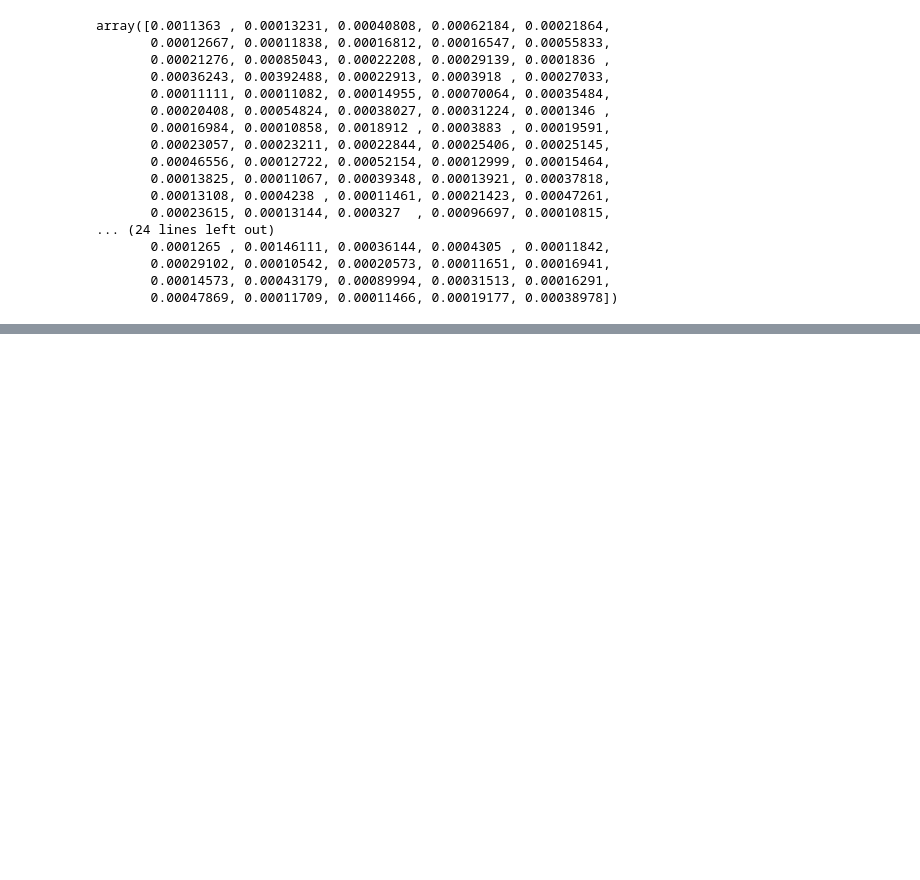
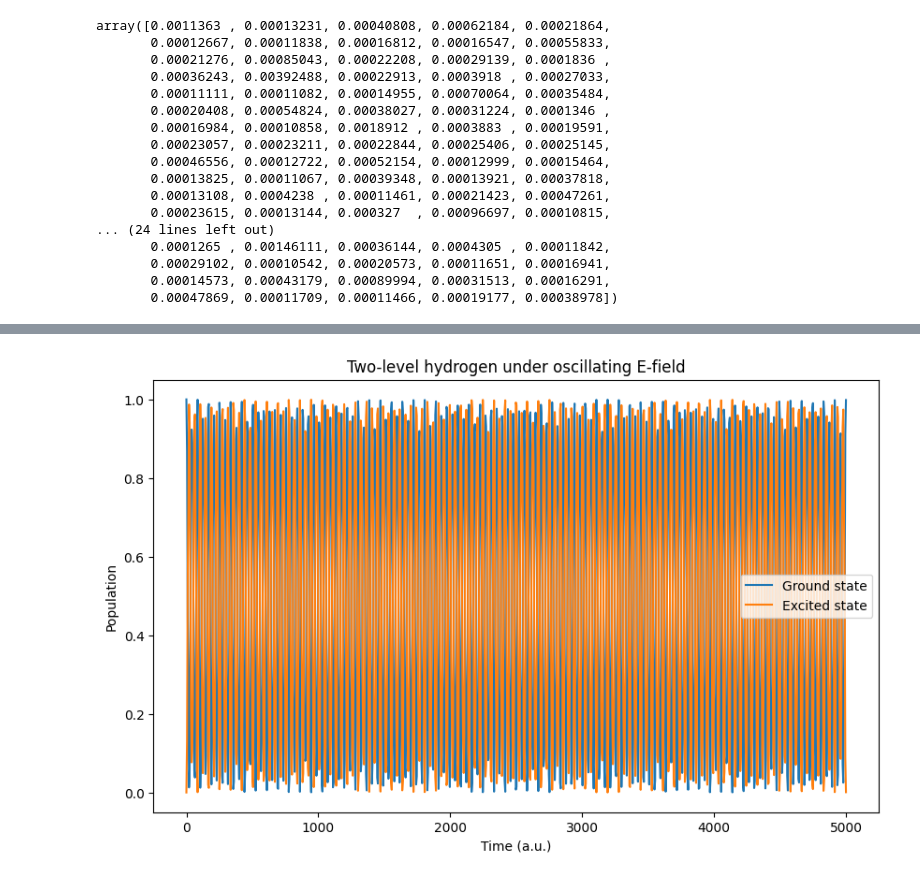
Before and after one commit to Parvfect/ferminet, a Jupyter notebook: ferminet/testing.ipynb, the cells around one changed output, grey strips where cells are left out. Saved outputs shown, nothing was run; the diff lists cells and outputs as text; code cells hidden in the pictures; blank space fills up the shorter version.

Commit message:
Good, have some basis of a 2-level model, can start to test tvmc

```diff
--- a/ferminet/testing.ipynb
+++ b/ferminet/testing.ipynb
@@ -520,0 +558,86 @@ array([0.0011363 , 0.00013231, 0.00040808, 0.00062184, 0.00021864,
+# %%
+
+import numpy as np
+from scipy.integrate import solve_ivp
+import matplotlib.pyplot as plt
+
+# -----------------------------
+# Physical parameters (a.u.)
+# -----------------------------
+Eg = -0.5
+Ee = -0.125
+Delta = 0.375
+
+d = 0.745              # dipole matrix element <1s|z|2p0>
+E0 = 0.2              # electric field amplitude
+omega = Delta - 0.01      # resonant driving
+
+# -----------------------------
+# Time-dependent Hamiltonian
+# -----------------------------
+def H(t):
+    V = E0 * d * np.cos(omega * t)
+    return np.array([[Eg, V],
+                     [V, Ee]], dtype=complex)
+
+# -----------------------------
+# TDSE: i dpsi/dt = H psi
+# -----------------------------
+def tdse(t, psi):
+    return -1j * H(t) @ psi
+
+# -----------------------------
+# Initial state: ground state
+# -----------------------------
+psi0 = np.array([1.0 + 0j, 0.0 + 0j])
+
+# Time grid
+t_max = 5000
+t_eval = np.linspace(0, t_max, 1000)
+
+# Solve TDSE
+sol = solve_ivp(tdse, [0, t_max], psi0, t_eval=t_eval, rtol=1e-9)
+
+# Extract populations
+cg = sol.y[0]
+ce = sol.y[1]
+
+Pg = np.abs(cg)**2
+Pe = np.abs(ce)**2
+
+# Energy expectation value
+E_exp = Pg * Eg + Pe * Ee
+
+# -----------------------------
+# Plot results
+# -----------------------------
+plt.figure(figsize=(10, 6))
+plt.plot(t_eval, Pg, label="Ground state")
+plt.plot(t_eval, Pe, label="Excited state")
+plt.xlabel("Time (a.u.)")
+plt.ylabel("Population")
+plt.legend()
+plt.title("Two-level hydrogen under oscillating E-field")
+plt.show()
+
+plt.figure(figsize=(10, 5))
+plt.plot(t_eval, E_exp)
+plt.xlabel("Time (a.u.)")
+plt.ylabel("⟨H₀⟩ (Hartree)")
+plt.title("Energy expectation value")
+plt.show()
+
+
+# -----------------------------
+# Plot 1: Electric field
+# -----------------------------
+# Electric field vs time
+E_field = E0 * np.cos(omega * t_eval)
+plt.figure(figsize=(10, 4))
+plt.plot(t_eval, E_field)
+plt.xlabel("Time (a.u.)")
+plt.ylabel("Electric field 𝓔(t)")
+plt.title("Applied electric field")
+plt.show()
+# %% [output]
+[figure, added]
```
Also changed, not shown: parts of 11 cells of this notebook.
